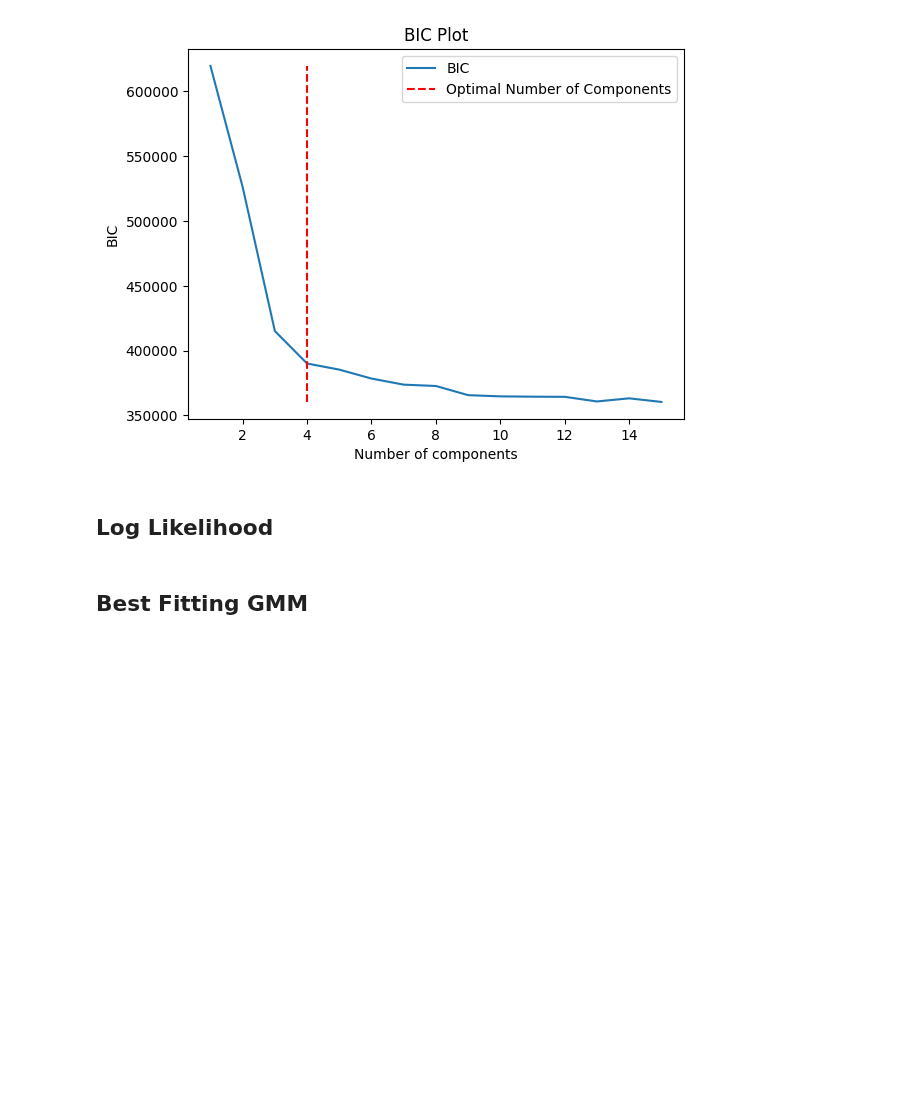
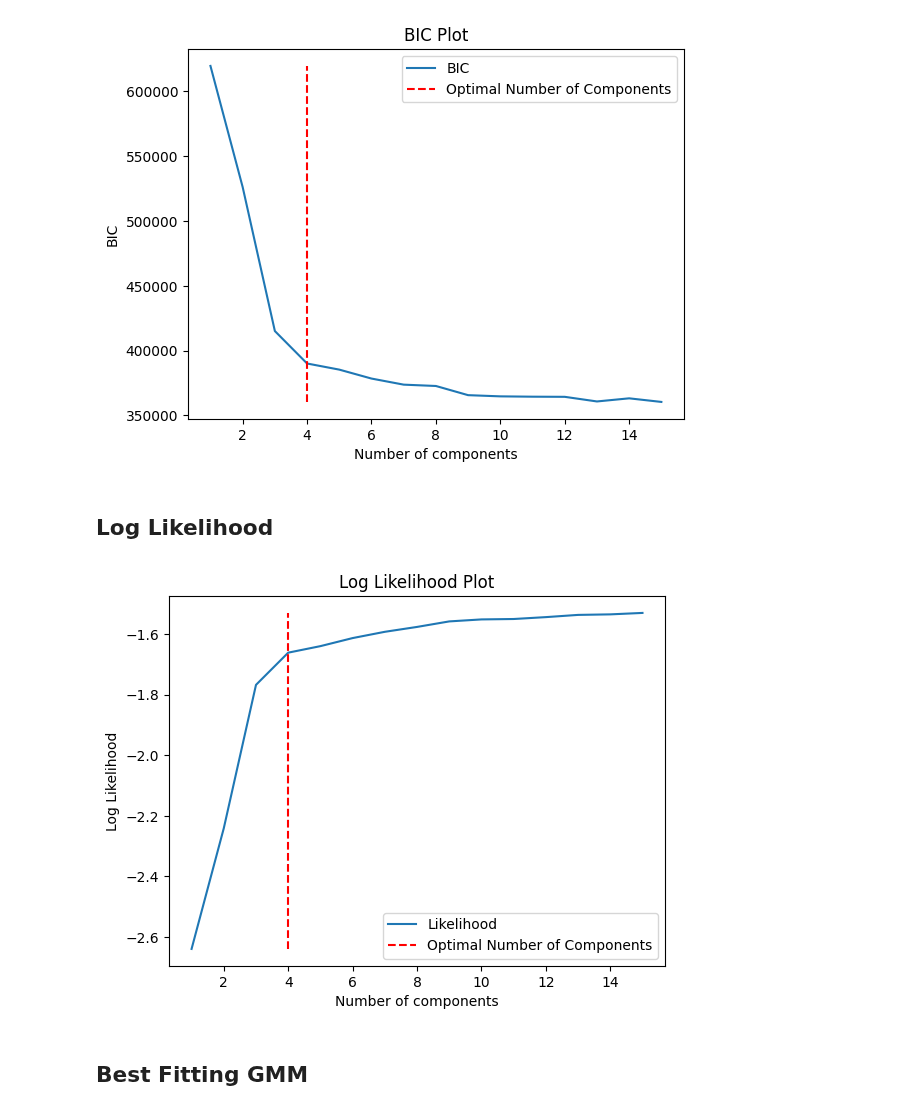
Before and after one commit to queue-h/ISCI-396, a Jupyter notebook: problem_sets/Problem_Set_8.ipynb, the cells around one changed output. Drawn from its saved outputs; the diff is of its cells as text; code cells hidden in the pictures; blank space fills up the shorter version.

```diff
--- a/problem_sets/Problem_Set_8.ipynb
+++ b/problem_sets/Problem_Set_8.ipynb
@@ -83,32 +83,36 @@ plt.show()
 # %%
 import pandas as pd
 from sklearn.mixture import GaussianMixture
 from sklearn.model_selection import cross_val_score, KFold
+import numpy as np
+import matplotlib.pyplot as plt
 
 df = pd.read_csv("hygdata_v42.csv")
 df = df.dropna(subset = ['absmag', 'ci'])
 df = df[df['ci'] <= 2]
 
 luminosity = -0.4 * df['absmag']
 color = df['ci']
-X = pd.DataFrame({'absmag': luminosity, 'ci': color})
+X = pd.DataFrame({'ci': color, 'absmag': luminosity})
 
 n_components = range(1, 16)
 likelihood = []
 
 for n in n_components:
     kf = KFold(n_splits = 10, shuffle = True)
     gmm = GaussianMixture(n_components = n).fit(X)
     score = cross_val_score(gmm, X, cv = kf)
-    likelihood.append(np.mean(gmm.score(X)))
+    likelihood.append(np.mean(score))
 
 plt.plot(n_components, likelihood, label = 'Likelihood')
 plt.title("Log Likelihood Plot")
 plt.xlabel("Number of components")
 plt.ylabel("Log Likelihood")
 plt.vlines(4, min(likelihood), max(likelihood), colors='red', linestyles='dashed', label = "Optimal Number of Components")
 plt.legend()
 plt.show()
+# %% [output]
+[figure, added]
 # %% [markdown]
  ## Best Fitting GMM
 # %%
```
Also changed, not shown: parts of 1 cell of this notebook, 4 other files.
